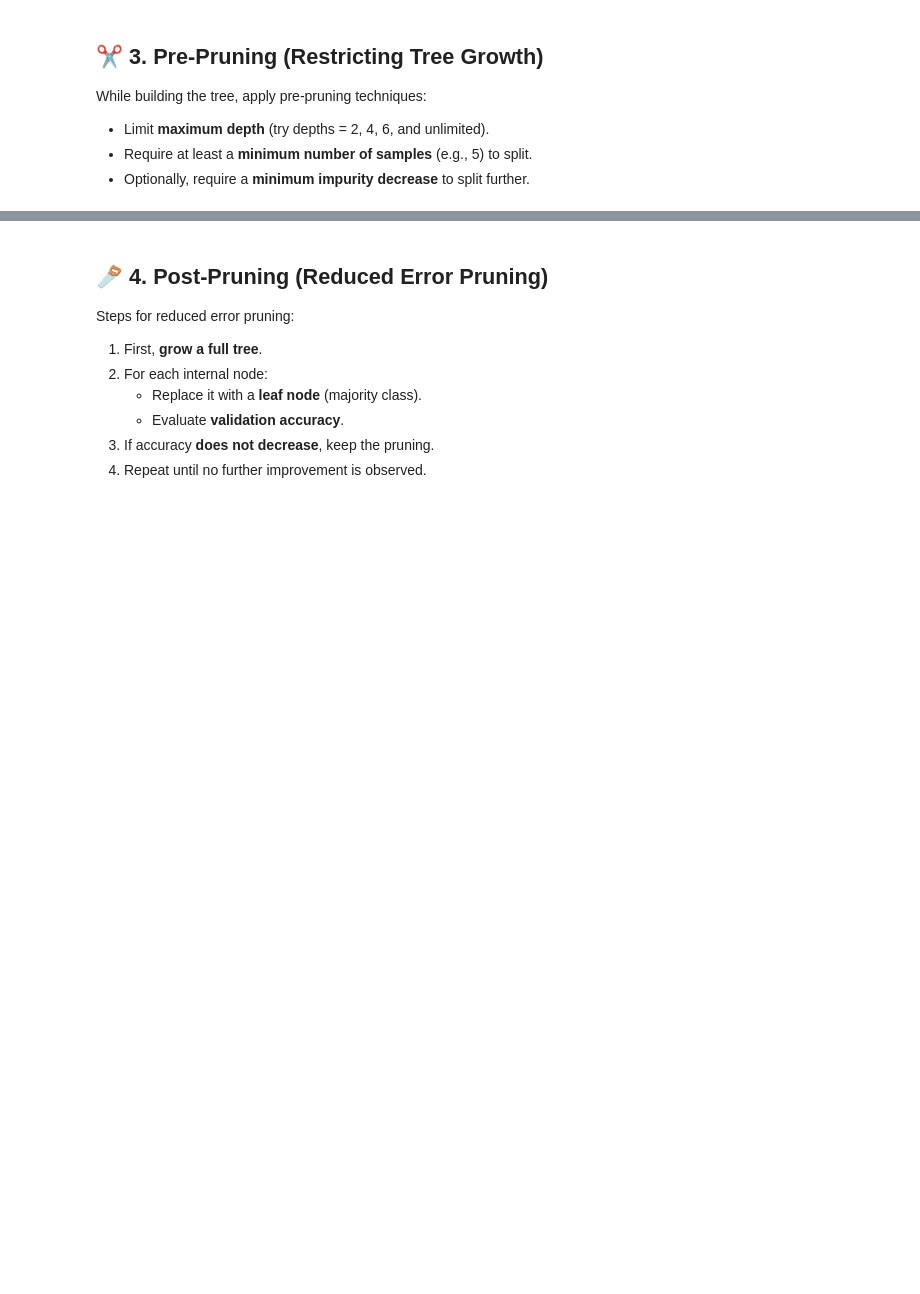
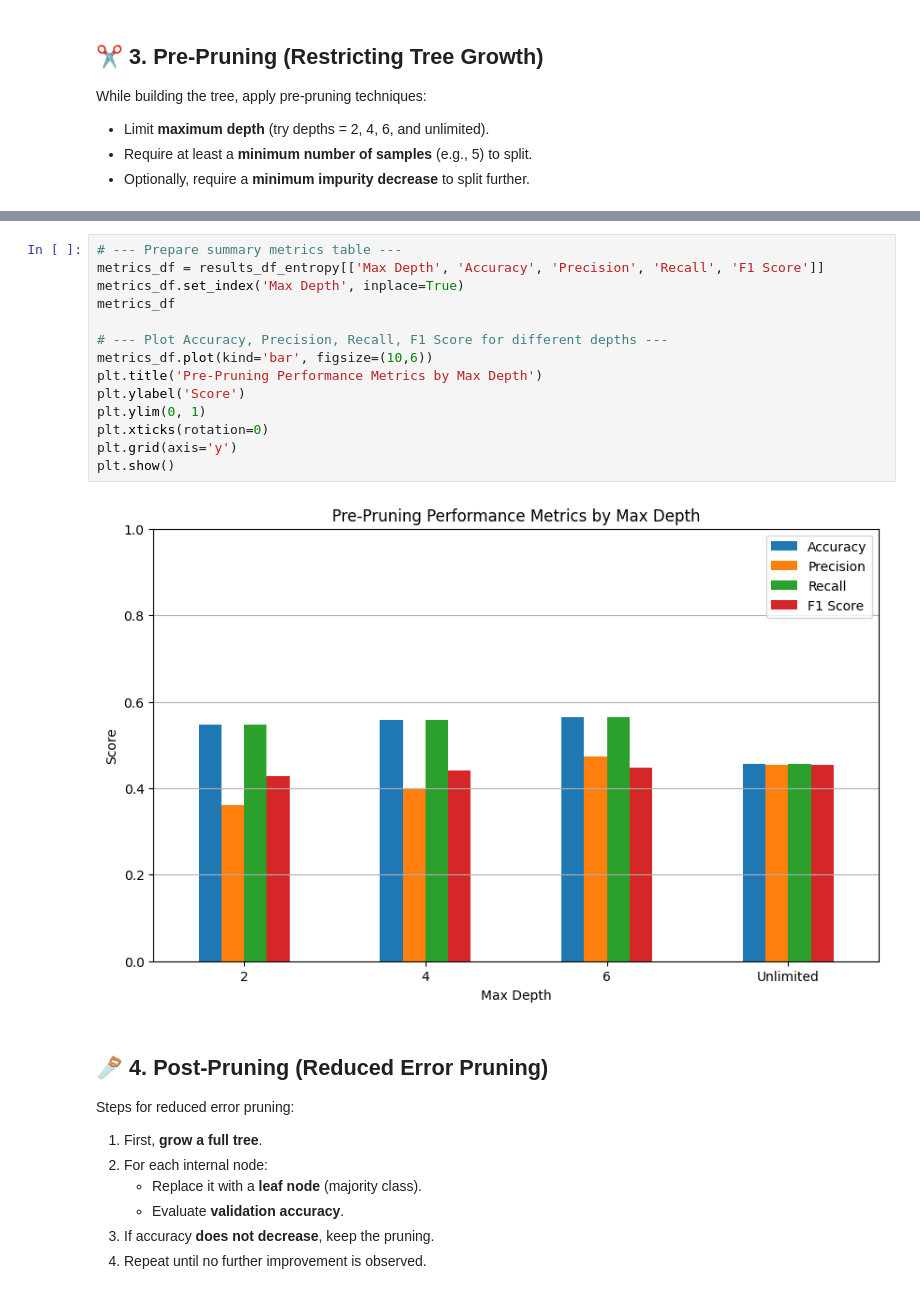
Before and after one commit to yugbathla30/DTU-CS303---ML-LAB-FILE-, a Jupyter notebook: exp 5/Decision tree.ipynb, the cells around one changed output, grey strips where cells are left out. Drawn from its saved outputs; the diff is of its cells as text; blank space fills up the shorter version.

```diff
--- a/exp 5/Decision tree.ipynb
+++ b/exp 5/Decision tree.ipynb
@@ -81,3 +437,19 @@ While building the tree, apply pre-pruning techniques:
+# %%
+# --- Prepare summary metrics table ---
+metrics_df = results_df_entropy[['Max Depth', 'Accuracy', 'Precision', 'Recall', 'F1 Score']]
+metrics_df.set_index('Max Depth', inplace=True)
+metrics_df
+
+# --- Plot Accuracy, Precision, Recall, F1 Score for different depths ---
+metrics_df.plot(kind='bar', figsize=(10,6))
+plt.title('Pre-Pruning Performance Metrics by Max Depth')
+plt.ylabel('Score')
+plt.ylim(0, 1)
+plt.xticks(rotation=0)
+plt.grid(axis='y')
+plt.show()
+# %% [output]
+[figure, added]
 # %% [markdown]
 ## 🪚 4. Post-Pruning (Reduced Error Pruning)
 
```
Also changed, not shown: parts of 26 cells of this notebook, 3 other files.
